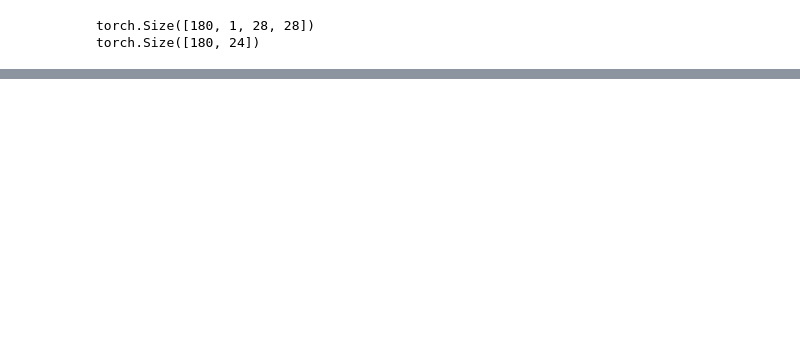
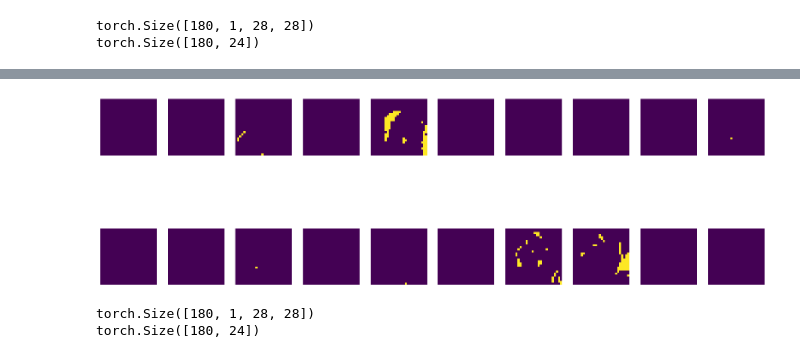
Before and after one commit to azadsadr/sign-language-detection, a Jupyter notebook: Bayesian neural network training.ipynb, the cells around one changed output, grey strips where cells are left out. Cells and saved outputs as stored; diff of their text form; code cells hidden in the pictures; blank space fills up the shorter version.

```diff
--- a/Bayesian neural network training.ipynb
+++ b/Bayesian neural network training.ipynb
@@ -741,0 +1360,3 @@ model.train(trainloader, device, rel_path = None, filename = None)
+# %%
+y_train = data["label"]
+X_train = data.drop(columns =["label"])
@@ -741,0 +1388,4 @@ model.train(trainloader, device, rel_path = None, filename = None)
+# %%
+y_train = pd.get_dummies(y_train)
+X_train = X_train / 255
+print(X_train)
@@ -741,0 +1410,8 @@ model.train(trainloader, device, rel_path = None, filename = None)
+# %%
+transform = transforms.Compose([ transforms.ToTensor(),
+                                 transforms.Normalize(mean = 0.5, std = 0.5)])
+
+
+train_data = HandSignsDataset(X_train, y_train, transform)
+#test_data = HandSignsDataset(X_test, y_test, transform)
+print(train_data)
@@ -741,0 +1442,19 @@ model.train(trainloader, device, rel_path = None, filename = None)
+# %%
+# Observing first 40 images
+figure = plt.figure(figsize=(20,15))
+num_of_images = 20
+for index in range(1, num_of_images + 1):
+    plt.subplot(4, 10, index)
+    plt.axis('off')
+    I = np.asarray(train_data.X).astype(np.float32).reshape(-1,28,28,1)[index]
+    plt.imshow(I.astype('uint8'), )
+# %% [output]
+[figure, added]
+# %%
+data_iter = iter(trainloader)
+images, labels = data_iter.next()
+print(images.shape)
+print(labels.shape)
+# %% [output]
+torch.Size([180, 1, 28, 28])
+torch.Size([180, 24])
```
Also changed, not shown: parts of 29 cells of this notebook, 1 other file.
